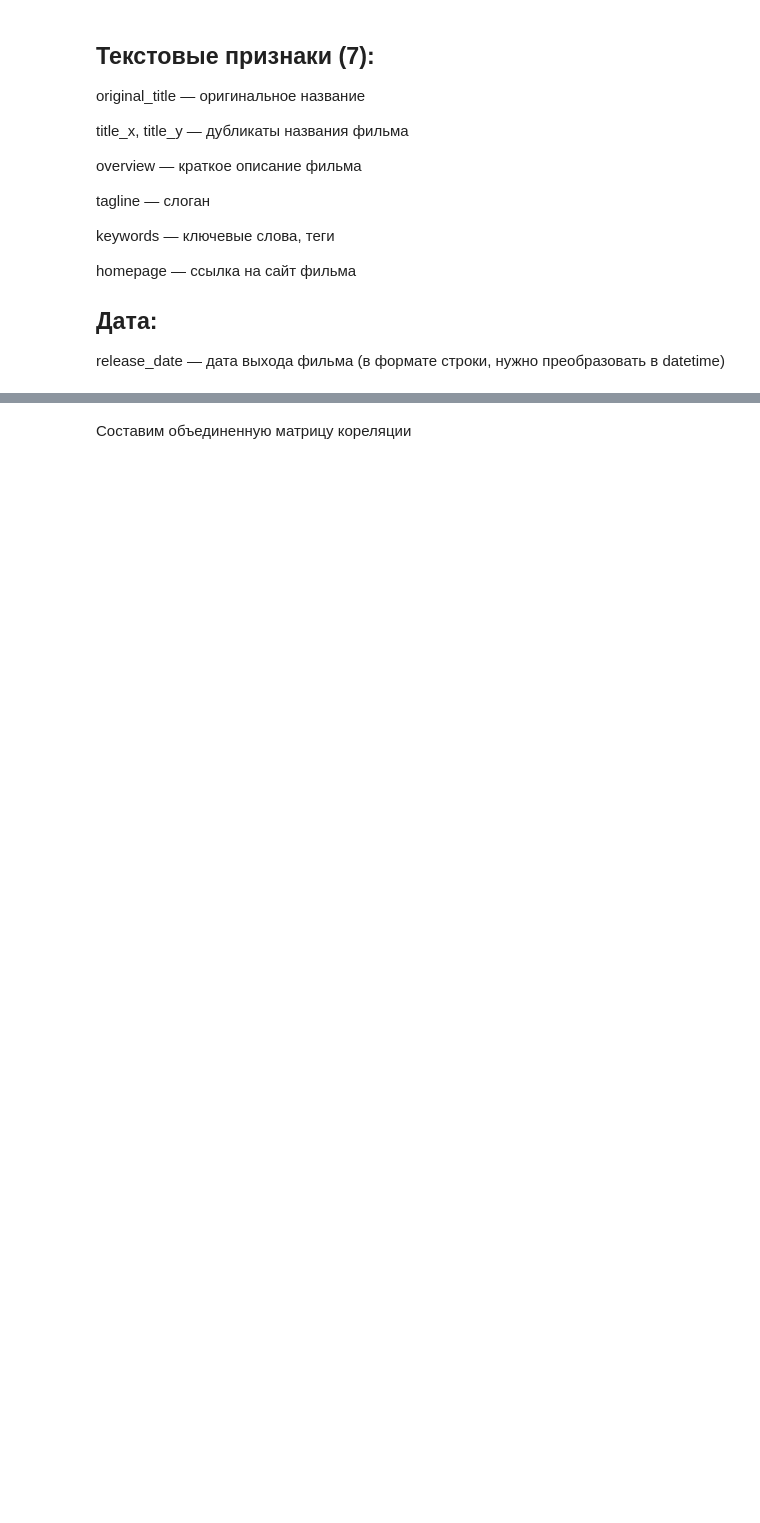
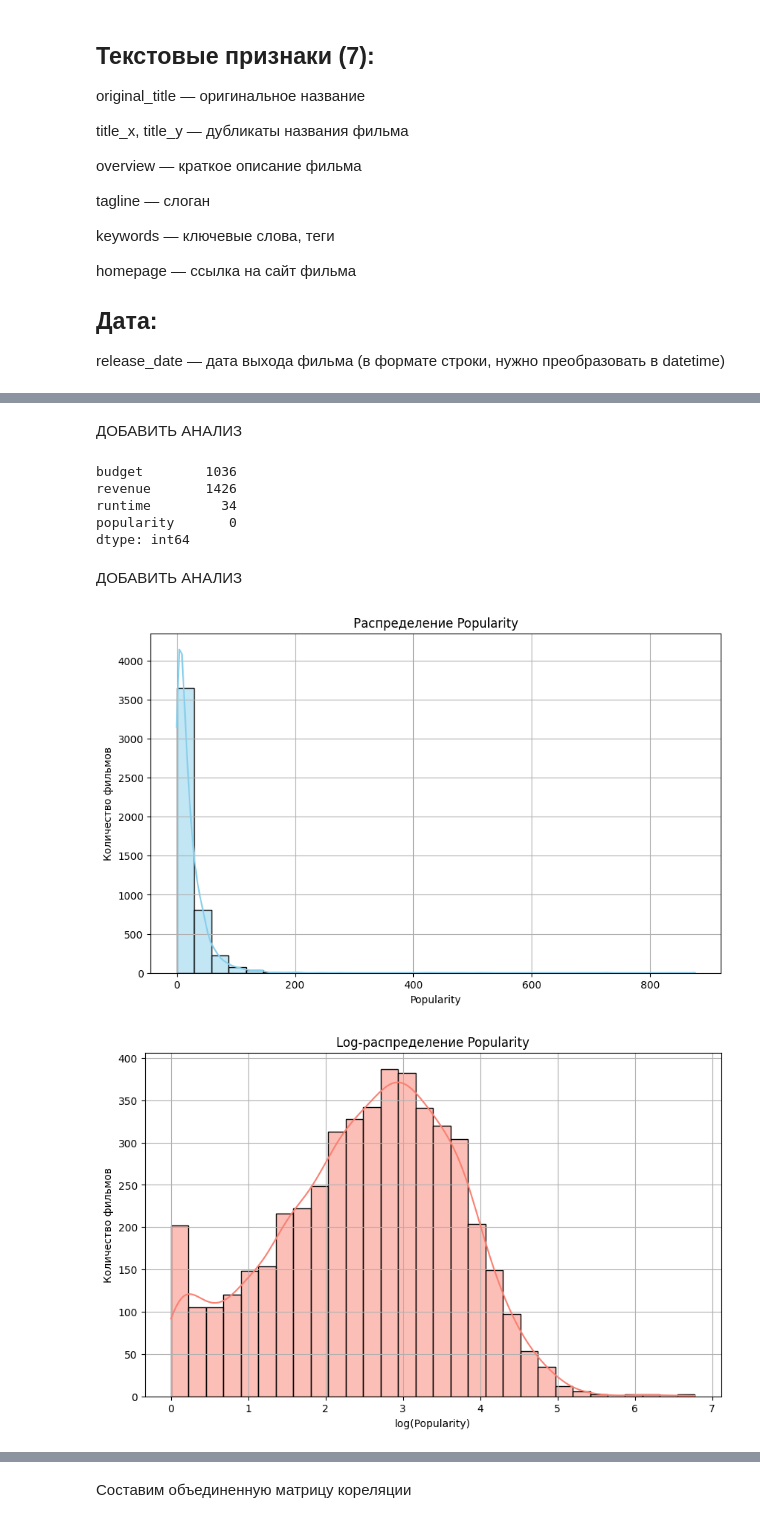
Before and after one commit to GeGeMaaaan/Data_Science, a Jupyter notebook: version1.ipynb, the cells around one changed output, grey strips where cells are left out. Cells and saved outputs as stored; diff of their text form; code cells hidden in the pictures; blank space fills up the shorter version.

```diff
--- a/version1.ipynb
+++ b/version1.ipynb
@@ -224,7 +225,13 @@ plt.show()
-# %%
-from sklearn.preprocessing import LabelEncoder
-
-le = LabelEncoder()
-data["original_language_encoded"] = le.fit_transform(data["original_language"])
-data["status_encoded"] = le.fit_transform(data["status"])
-extra_corr = data[["original_language_encoded", "status_encoded", "vote_average"]].corr()
+# %%
+# удаление столбца homepage
+data.drop(columns='homepage', inplace=True)
+
+# заполнение overview и tagline
+data['overview'] = data['overview'].fillna('')
+data['tagline'] = data['tagline'].fillna('')
+
+# удаление строки без даты
+data = data.dropna(subset=['release_date'])
+
+# заполнение runtime медианным значением
+data['runtime'] = data['runtime'].fillna(data['runtime'].median())
@@ -230,0 +250,33 @@ extra_corr = data[["original_language_encoded", "status_encoded", "vote_average"
+# %% [markdown]
+ДОБАВИТЬ АНАЛИЗ
+# %%
+data[['budget', 'revenue', 'runtime','popularity']].isin([0]).sum()
+# %% [output]
+budget        1036
+revenue       1426
+runtime         34
+popularity       0
+dtype: int64
+# %% [markdown]
+ДОБАВИТЬ АНАЛИЗ
+# %%
+# Обычное распределение popularity
+plt.figure(figsize=(10, 6))
+sns.histplot(data['popularity'], bins=30, kde=True, color='skyblue')
+plt.title('Распределение Popularity')
+plt.xlabel('Popularity')
+plt.ylabel('Количество фильмов')
+plt.grid(True)
+plt.show()
+
+# Логарифмическое распределение (игнорируем нули, если они есть)
+plt.figure(figsize=(10, 6))
+sns.histplot(np.log1p(data['popularity']), bins=30, kde=True, color='salmon')
+plt.title('Log-распределение Popularity')
+plt.xlabel('log(Popularity)')
+plt.ylabel('Количество фильмов')
+plt.grid(True)
+plt.show()
+# %% [output]
+[figure, added]
+[figure, added]
```
Also changed, not shown: parts of 43 cells of this notebook.
